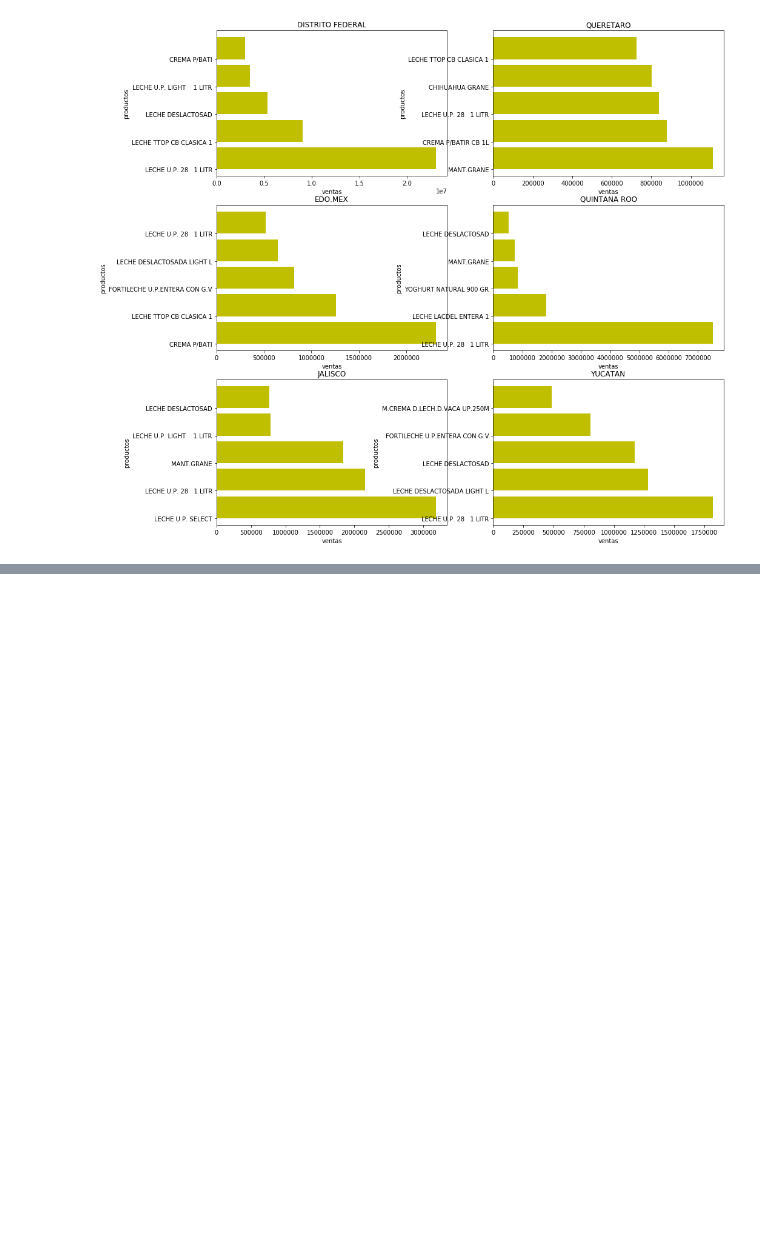
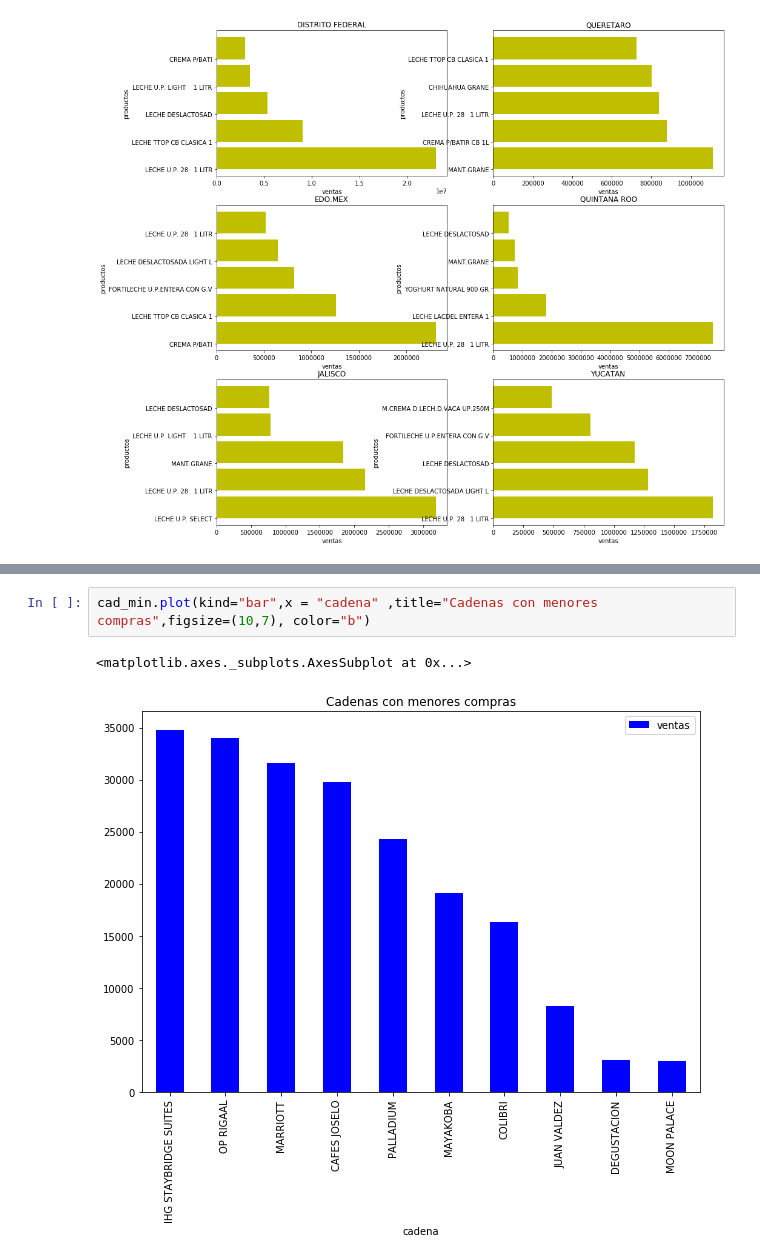
Before and after one commit to JOBA25/Proyecto_Bedu_Alpura, a Jupyter notebook: Proyecto_Bedu_Sello_rojo.ipynb, the cells around one changed output, grey strips where cells are left out. Saved outputs shown, nothing was run; the diff lists cells and outputs as text; blank space fills up the shorter version.

```diff
--- a/Proyecto_Bedu_Sello_rojo.ipynb
+++ b/Proyecto_Bedu_Sello_rojo.ipynb
@@ -121,0 +187,5 @@ for estado in estados:
+# %%
+cad_min.plot(kind="bar",x = "cadena" ,title="Cadenas con menores compras",figsize=(10,7), color="b")
+# %% [output]
+<matplotlib.axes._subplots.AxesSubplot at 0x...>
+[figure, added]
```
Also changed, not shown: parts of 8 cells of this notebook, 1 other file.
